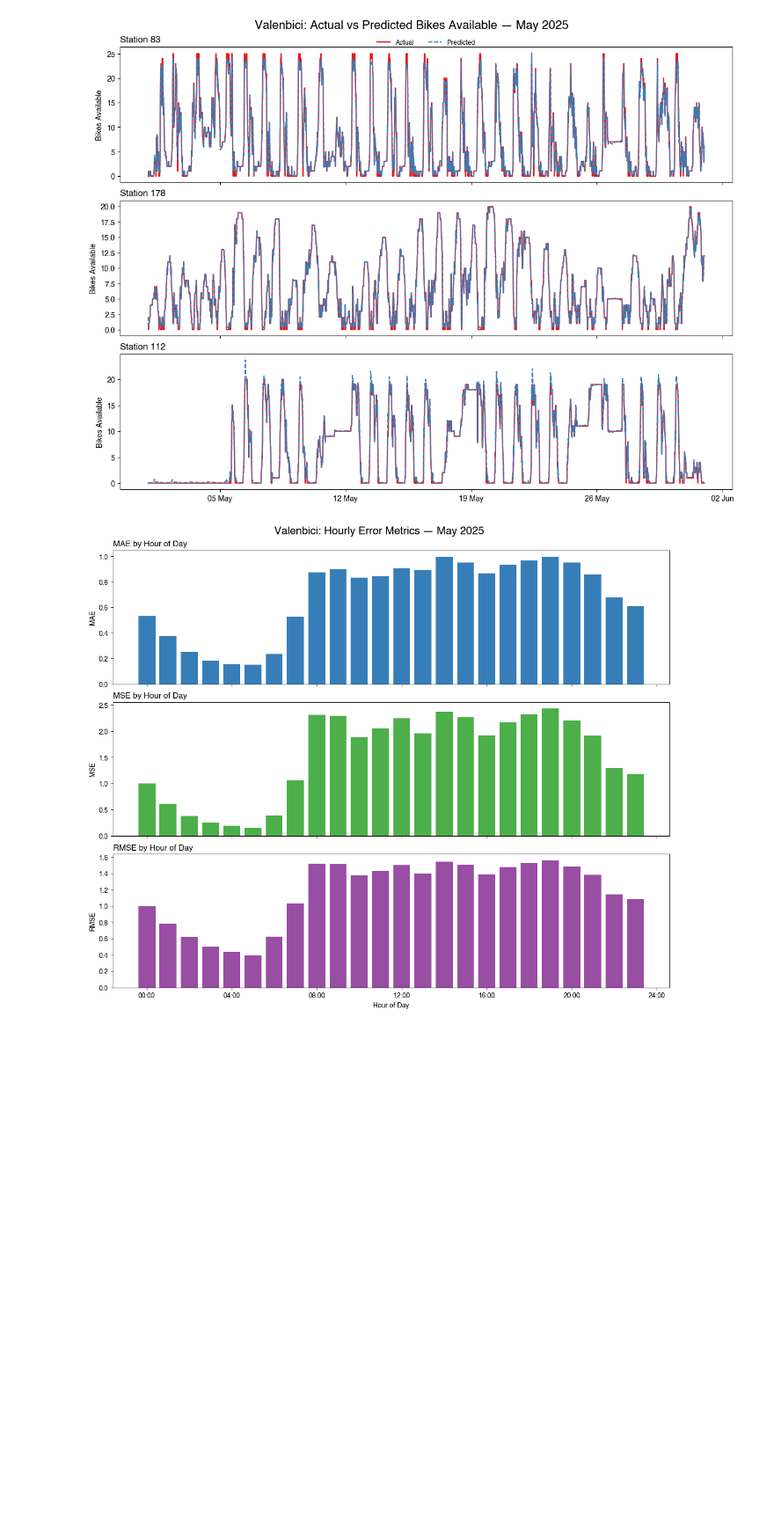
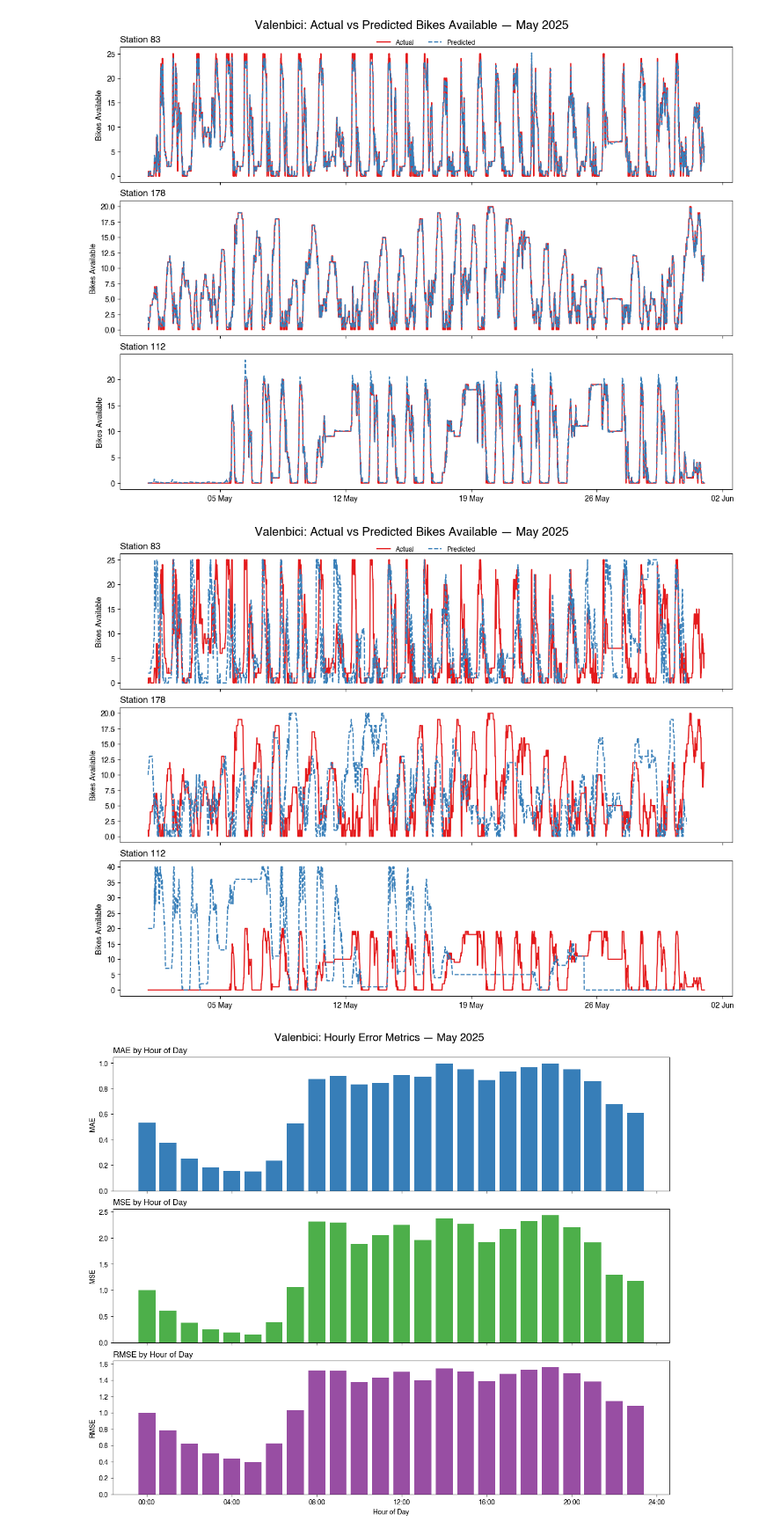
Before and after one commit to andreucs/smart-city, a Jupyter notebook: src/visuals.ipynb, the cells around one changed output. Shown at 88% size. Drawn from its saved outputs; the diff is of its cells as text; code cells hidden in the pictures; blank space fills up the shorter version.

```diff
--- a/src/visuals.ipynb
+++ b/src/visuals.ipynb
@@ -42,6 +42,13 @@ plot_test_time_series(
 )
 # %% [output]
 [figure]
+# %%
+plot_naive_forecast(
+    df,
+    station_ids = [83, 178, 112]
+)
+# %% [output]
+[figure, added]
 # %%
 plot_metrics_by_hour(df)
 # %% [output]
```
Also changed, not shown: parts of 2 cells of this notebook, 1 other file.
